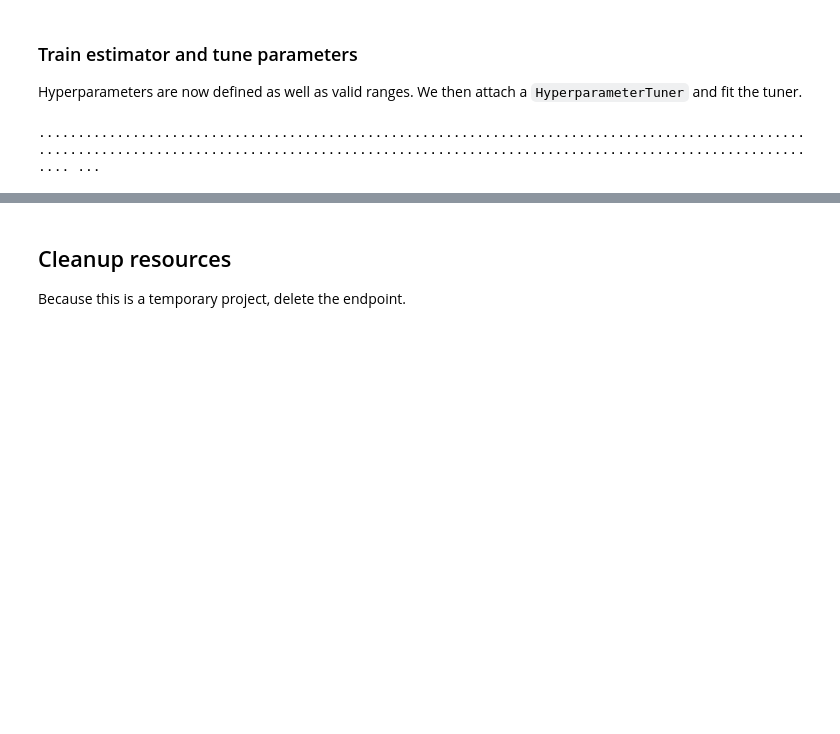
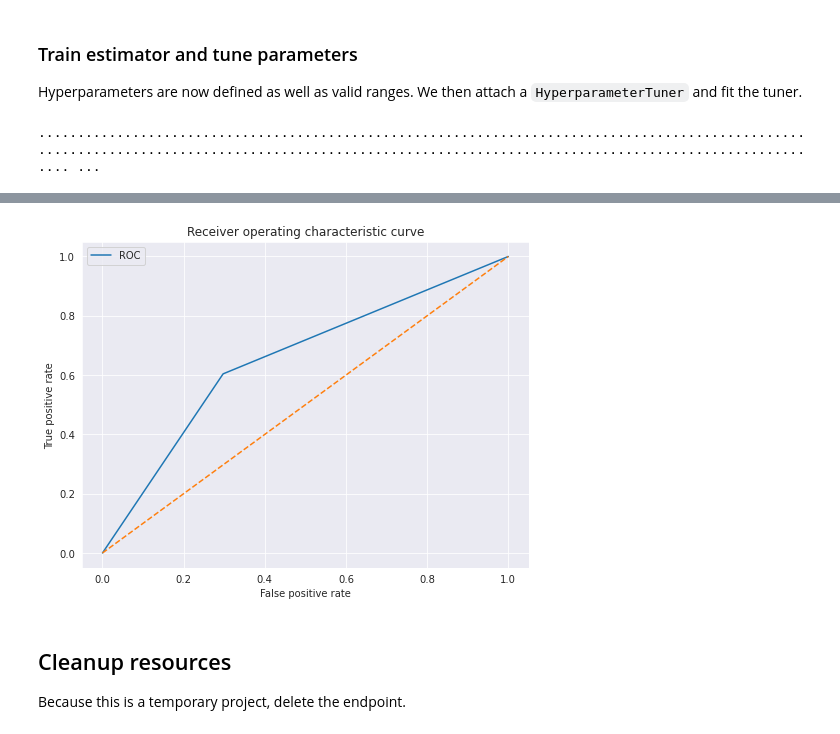
Before and after one commit to grtetrault/aiml-blackbelt-capstone, a Jupyter notebook: notebooks/3b-TrainingXGBoost.ipynb, the cells around one changed output, grey strips where cells are left out. Cells and saved outputs as stored; diff of their text form; code cells hidden in the pictures; blank space fills up the shorter version.

```diff
--- a/notebooks/3b-TrainingXGBoost.ipynb
+++ b/notebooks/3b-TrainingXGBoost.ipynb
@@ -241,16 +271,18 @@ plt.show()
 # %%
 # Compute ROC curve.
-fpr, tpr, thresholds = metrics.roc_curve(test_actuals_np, test_predictions_np)
+fpr, tpr, thresholds = metrics.roc_curve(test_actuals_np, test_predictions_binned_np)
 
 # Plot ROC matrix.
 fig, ax = plt.subplots(figsize=(8, 6))
-ax.plot(fpr, tpr, label='ROC')
-ax.plot([0, 1], [0, 1], linestyle='--')
-ax.set_xlabel('False positive rate')
-ax.set_ylabel('True positive rate')
-ax.set_title('Receiver operating characteristic curve')
+ax.plot(fpr, tpr, label="ROC")
+ax.plot([0, 1], [0, 1], linestyle="--")
+ax.set_xlabel("False positive rate")
+ax.set_ylabel("True positive rate")
+ax.set_title("Receiver operating characteristic curve")
 ax.legend()
 plt.show()
+# %% [output]
+[figure, added]
 # %% [markdown]
 ## Cleanup resources <a class="anchor" id="clean"></a>
 Because this is a temporary project, delete the endpoint.
```
Also changed, not shown: parts of 16 cells of this notebook, 2 other files.
